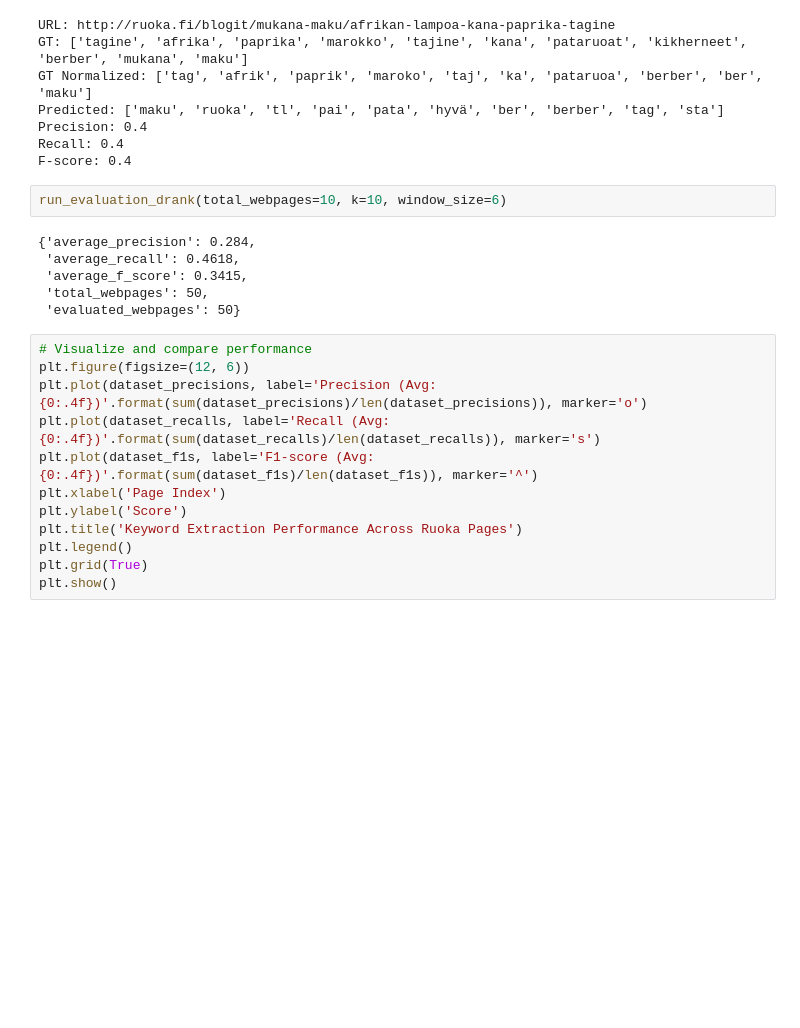
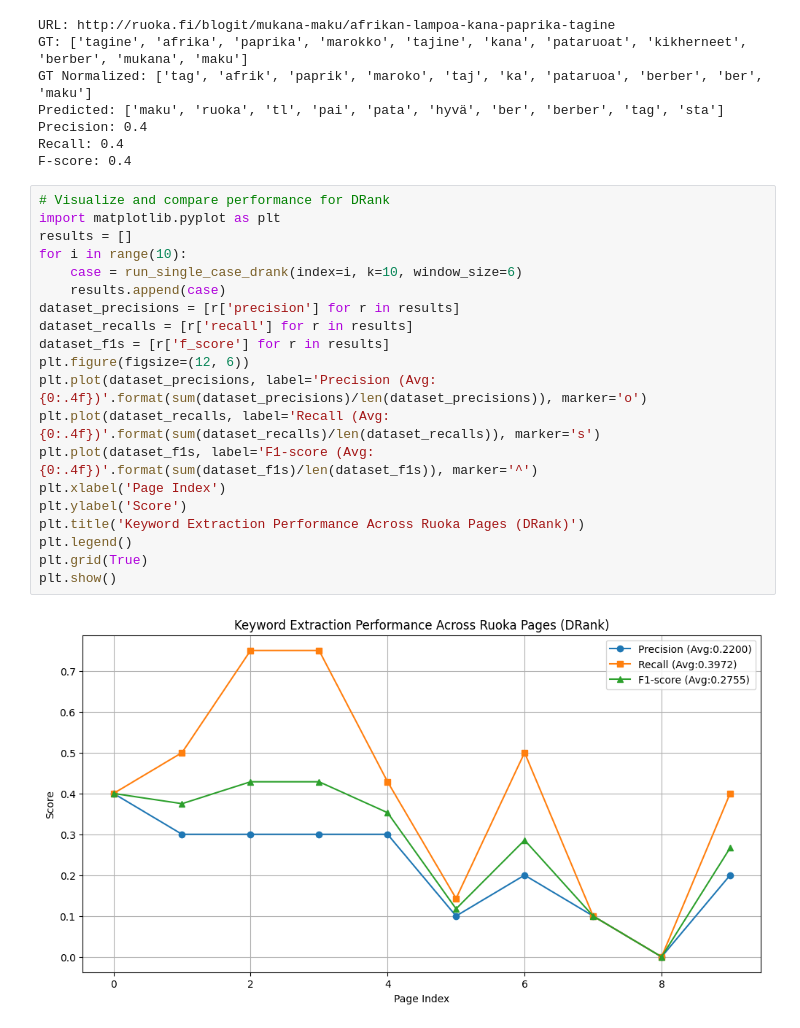
Before and after one commit to Muditha-Kumara/dataAnalytics, a Jupyter notebook: toFinalReport/ruoka/DRank_ruoka.ipynb, the cells around one changed output. Saved outputs shown, nothing was run; the diff lists cells and outputs as text; blank space fills up the shorter version.

Commit message:
ruoka configed for graph

```diff
--- a/toFinalReport/ruoka/DRank_ruoka.ipynb
+++ b/toFinalReport/ruoka/DRank_ruoka.ipynb
@@ -358,22 +358,24 @@ Precision: 0.4
 Recall: 0.4
 F-score: 0.4
 # %%
-run_evaluation_drank(total_webpages=10, k=10, window_size=6)
+# Visualize and compare performance for DRank
+import matplotlib.pyplot as plt
+results = []
+for i in range(10):
+    case = run_single_case_drank(index=i, k=10, window_size=6)
+    results.append(case)
+dataset_precisions = [r['precision'] for r in results]
+dataset_recalls = [r['recall'] for r in results]
+dataset_f1s = [r['f_score'] for r in results]
+plt.figure(figsize=(12, 6))
+plt.plot(dataset_precisions, label='Precision (Avg:{0:.4f})'.format(sum(dataset_precisions)/len(dataset_precisions)), marker='o')
+plt.plot(dataset_recalls, label='Recall (Avg:{0:.4f})'.format(sum(dataset_recalls)/len(dataset_recalls)), marker='s')
+plt.plot(dataset_f1s, label='F1-score (Avg:{0:.4f})'.format(sum(dataset_f1s)/len(dataset_f1s)), marker='^')
+plt.xlabel('Page Index')
+plt.ylabel('Score')
+plt.title('Keyword Extraction Performance Across Ruoka Pages (DRank)')
+plt.legend()
+plt.grid(True)
+plt.show()
 # %% [output]
-{'average_precision': 0.284,
- 'average_recall': 0.4618,
- 'average_f_score': 0.3415,
- 'total_webpages': 50,
- 'evaluated_webpages': 50}
+[figure, added]
-# %%
-# Visualize and compare performance
-plt.figure(figsize=(12, 6))
-plt.plot(dataset_precisions, label='Precision (Avg:{0:.4f})'.format(sum(dataset_precisions)/len(dataset_precisions)), marker='o')
-plt.plot(dataset_recalls, label='Recall (Avg:{0:.4f})'.format(sum(dataset_recalls)/len(dataset_recalls)), marker='s')
-plt.plot(dataset_f1s, label='F1-score (Avg:{0:.4f})'.format(sum(dataset_f1s)/len(dataset_f1s)), marker='^')
-plt.xlabel('Page Index')
-plt.ylabel('Score')
-plt.title('Keyword Extraction Performance Across Ruoka Pages')
-plt.legend()
-plt.grid(True)
-plt.show()
```
Also changed, not shown: 1 other file.
